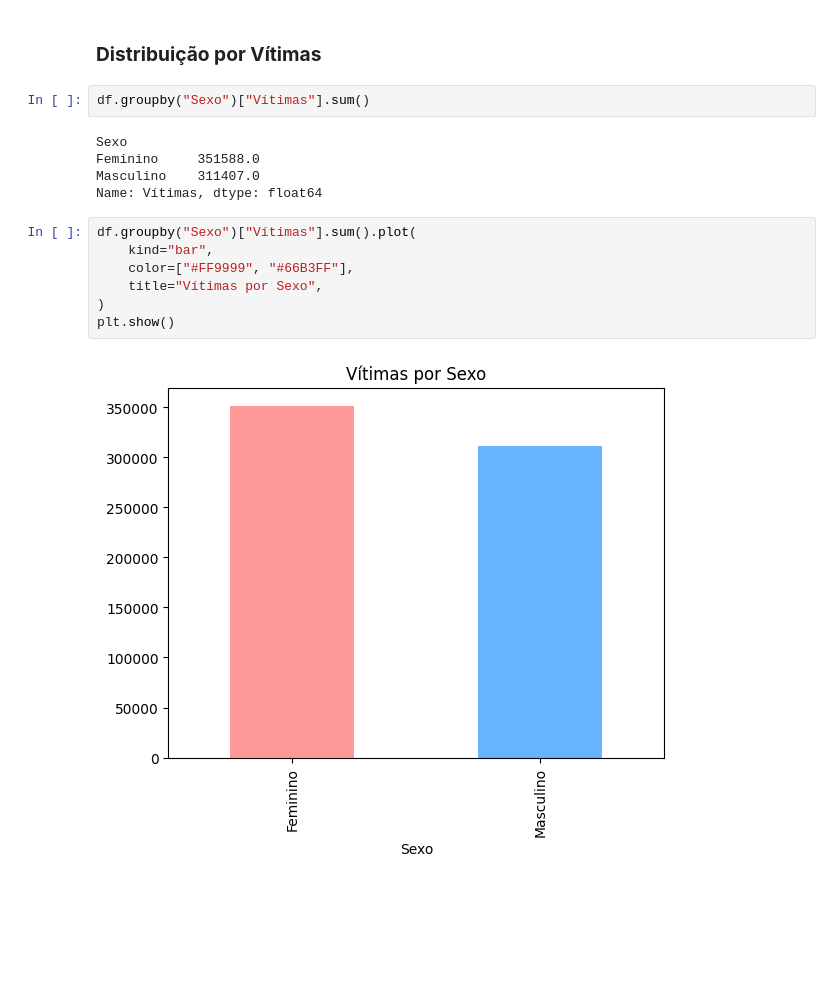
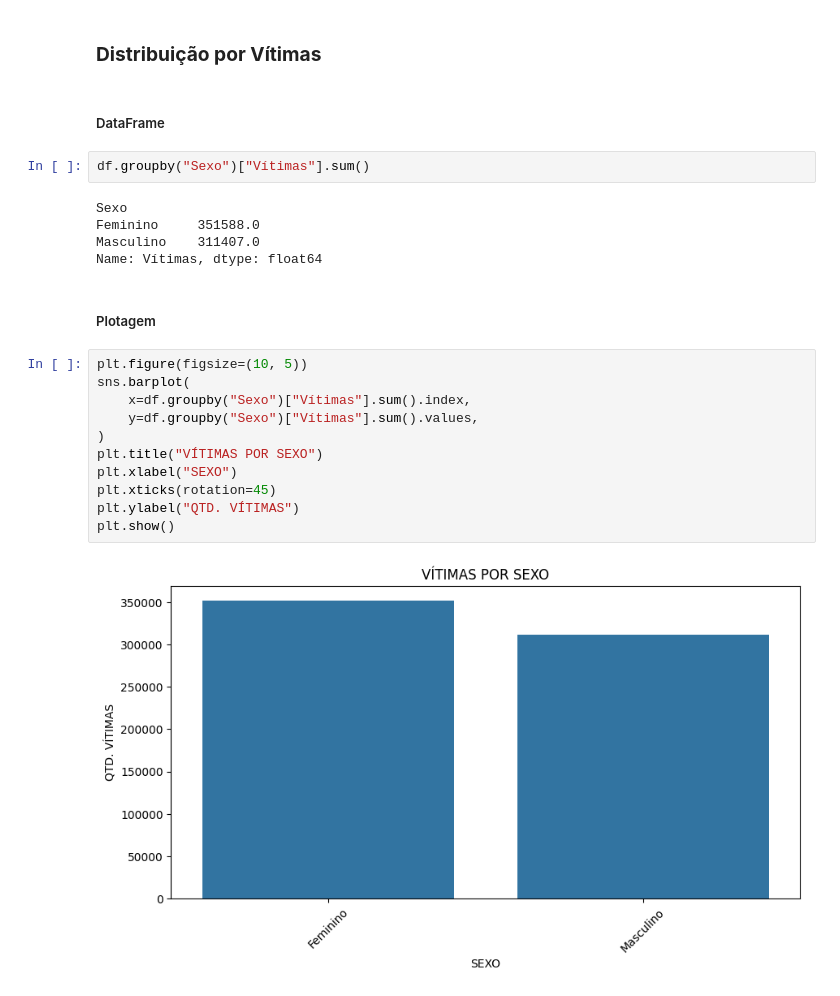
Before and after one commit to germanocastanho/crime-analysis, a Jupyter notebook: crimes.ipynb, the cells around one changed output. Saved outputs shown, nothing was run; the diff lists cells and outputs as text; blank space fills up the shorter version.

Commit message:
add new data analysis

```diff
--- a/crimes.ipynb
+++ b/crimes.ipynb
@@ -42,5 +99,7 @@ Name: count, dtype: int64
 # %% [markdown]
 ### **Distribuição por Vítimas**
+# %% [markdown]
+##### DataFrame
 # %%
 df.groupby("Sexo")["Vítimas"].sum()
 # %% [output]
@@ -48,12 +107,18 @@ Sexo
 Feminino     351588.0
 Masculino    311407.0
 Name: Vítimas, dtype: float64
+# %% [markdown]
+##### Plotagem
 # %%
-df.groupby("Sexo")["Vítimas"].sum().plot(
-    kind="bar",
-    color=["#FF9999", "#66B3FF"],
-    title="Vítimas por Sexo",
+plt.figure(figsize=(10, 5))
+sns.barplot(
+    x=df.groupby("Sexo")["Vítimas"].sum().index,
+    y=df.groupby("Sexo")["Vítimas"].sum().values,
 )
+plt.title("VÍTIMAS POR SEXO")
+plt.xlabel("SEXO")
+plt.xticks(rotation=45)
+plt.ylabel("QTD. VÍTIMAS")
 plt.show()
 # %% [output]
-[figure, old version]
+[figure, new version]
```
Also changed, not shown: parts of 8 cells of this notebook.
